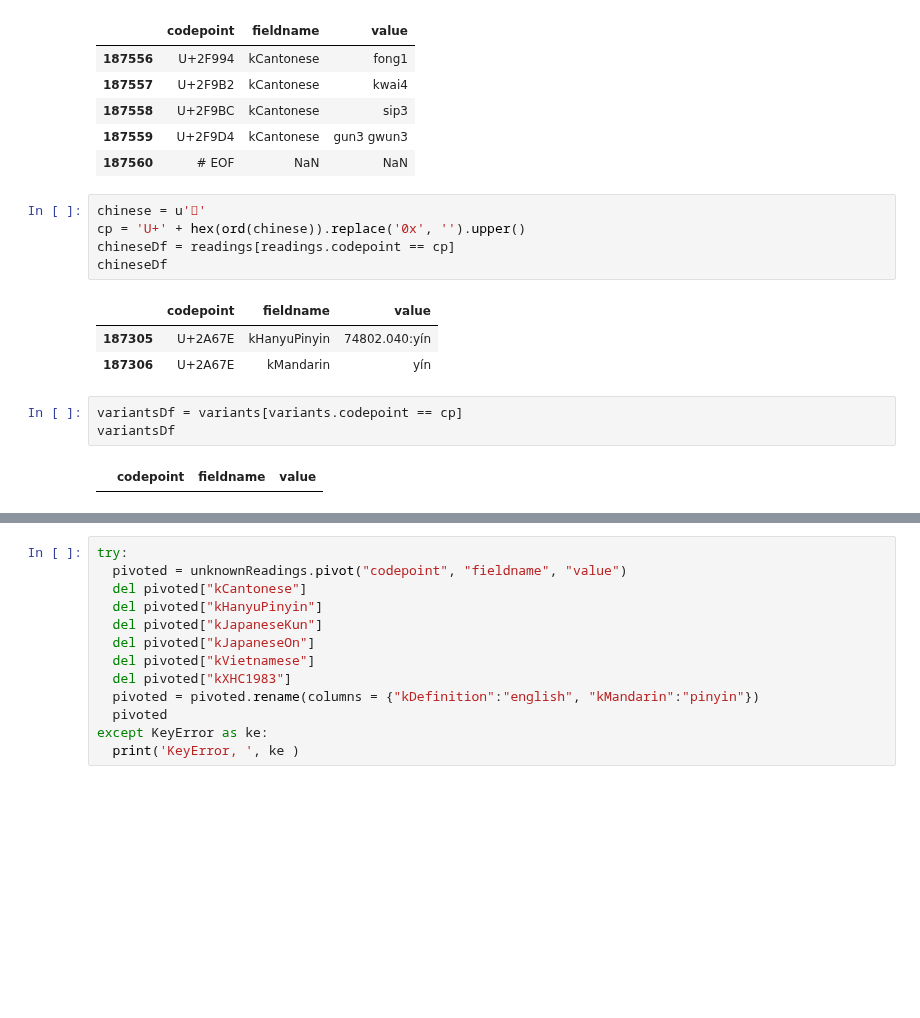
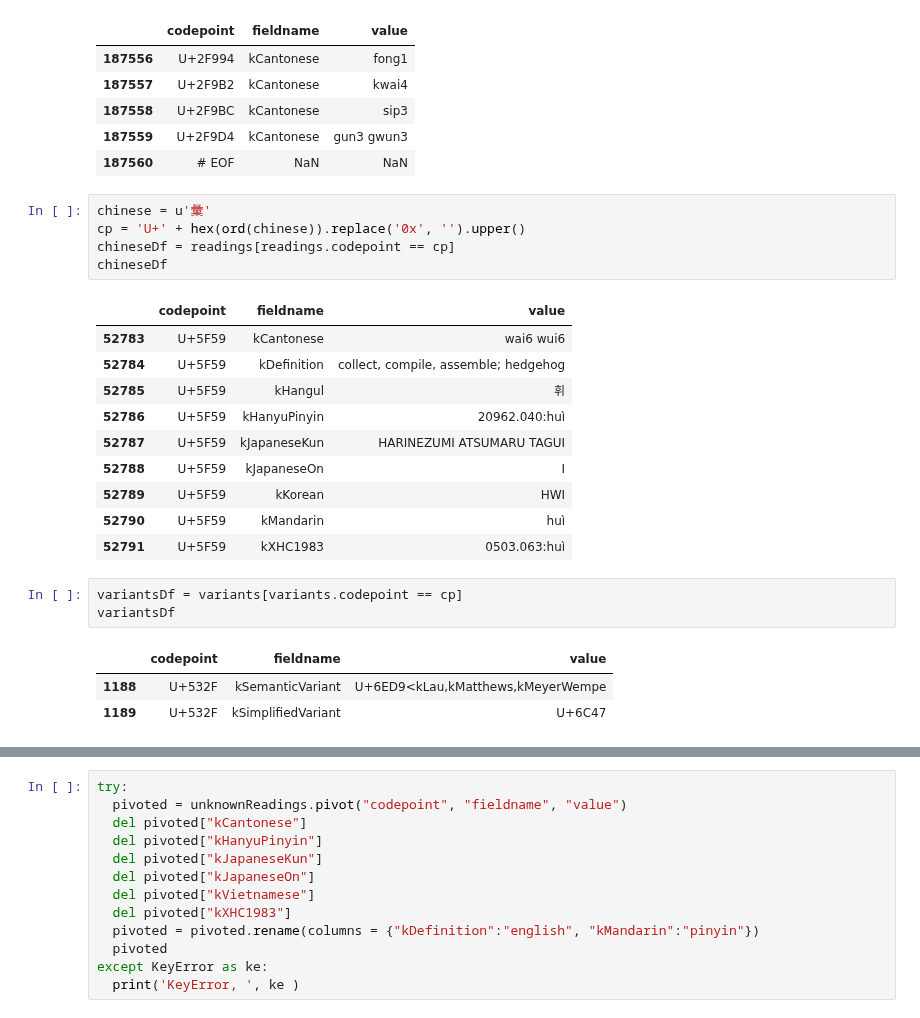
Before and after one commit to alexamies/chinesenotes.com, a Jupyter notebook: python/unihan.ipynb, the cells around one changed output, grey strips where cells are left out. Saved outputs shown, nothing was run; the diff lists cells and outputs as text; blank space fills up the shorter version.

```diff
--- a/python/unihan.ipynb
+++ b/python/unihan.ipynb
@@ -32,19 +32,28 @@ readings.tail()
 | 187559 | U+2F9D4 | kCantonese | gun3 gwun3 |
 | 187560 | # EOF | NaN | NaN |
 # %%
-chinese = u'𪙾'
+chinese = u'彙'
 cp = 'U+' + hex(ord(chinese)).replace('0x', '').upper()
 chineseDf = readings[readings.codepoint == cp]
 chineseDf
 # %% [output]
 |  | codepoint | fieldname | value |
-| 187305 | U+2A67E | kHanyuPinyin | 74802.040:yín |
-| 187306 | U+2A67E | kMandarin | yín |
+| 52783 | U+5F59 | kCantonese | wai6 wui6 |
+| 52784 | U+5F59 | kDefinition | collect, compile, assemble; hedgehog |
+| 52785 | U+5F59 | kHangul | 휘 |
+| 52786 | U+5F59 | kHanyuPinyin | 20962.040:huì |
+| 52787 | U+5F59 | kJapaneseKun | HARINEZUMI ATSUMARU TAGUI |
+| 52788 | U+5F59 | kJapaneseOn | I |
+| 52789 | U+5F59 | kKorean | HWI |
+| 52790 | U+5F59 | kMandarin | huì |
+| 52791 | U+5F59 | kXHC1983 | 0503.063:huì |
 # %%
 variantsDf = variants[variants.codepoint == cp]
 variantsDf
 # %% [output]
 |  | codepoint | fieldname | value |
+| 1188 | U+532F | kSemanticVariant | U+6ED9<kLau,kMatthews,kMeyerWempe |
+| 1189 | U+532F | kSimplifiedVariant | U+6C47 |
 # %%
 english = "\\N"
 englishDF = chineseDf[chineseDf.fieldname == 'kDefinition']['value']
```
Also changed, not shown: parts of 7 cells of this notebook, 16 other files.
